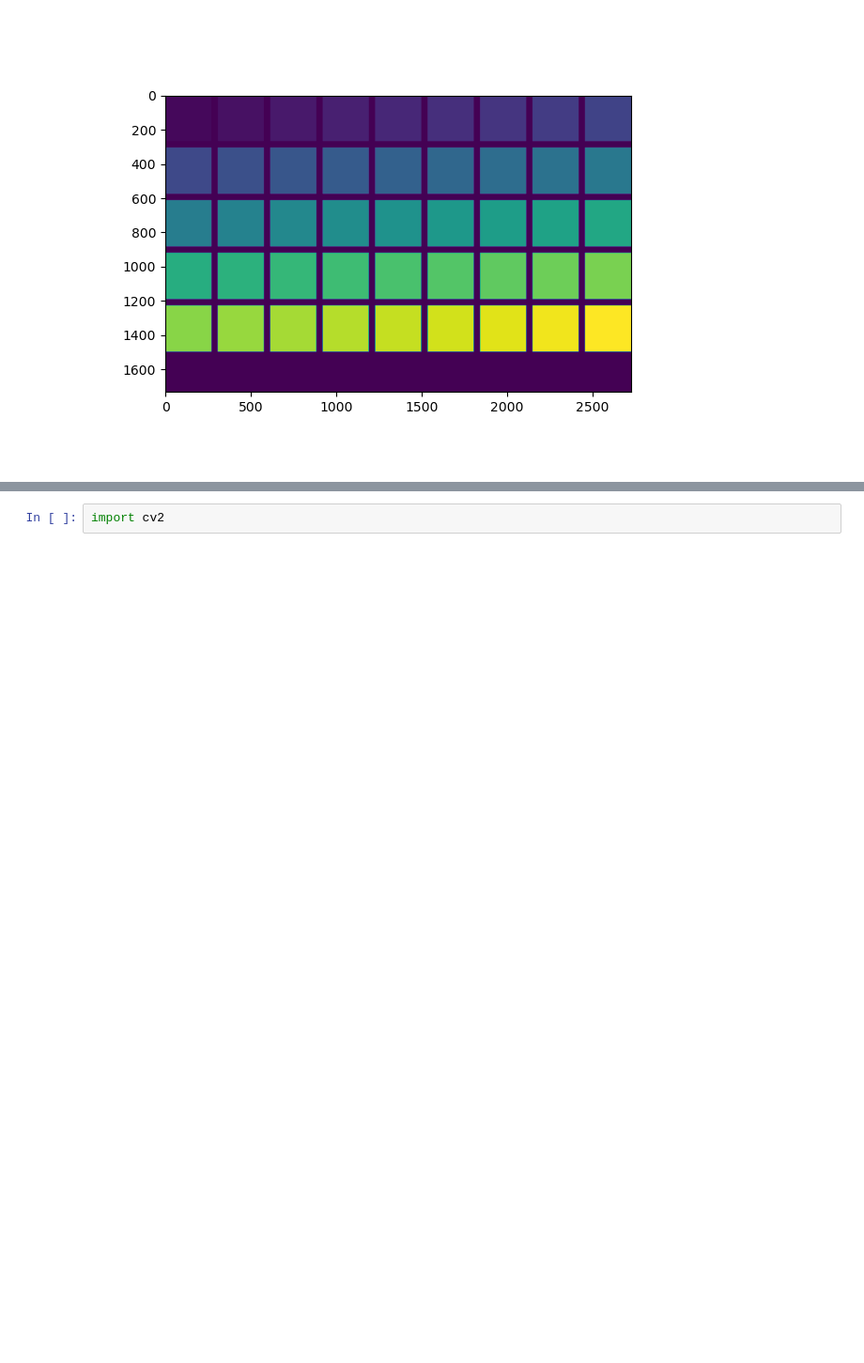
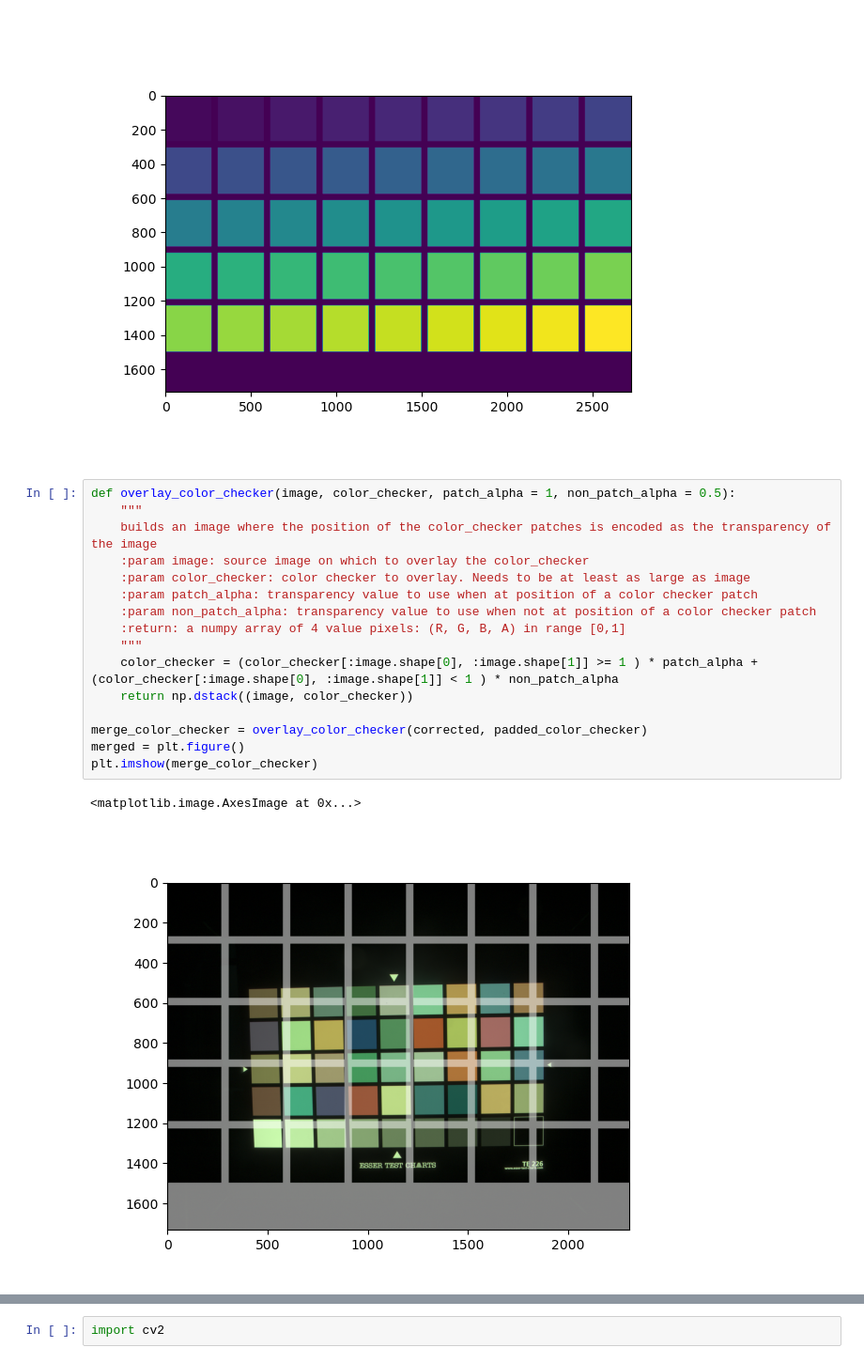
Before and after one commit to cs-413-cinestill/800t-emulation, a Jupyter notebook: color_transfer.ipynb, the cells around one changed output, grey strips where cells are left out. Shown at 94% size. Cells and saved outputs as stored; diff of their text form; blank space fills up the shorter version.

Commit message:
add color checker overlay function

```diff
--- a/color_transfer.ipynb
+++ b/color_transfer.ipynb
@@ -176,4 +176,23 @@ plt.imshow(padded_color_checker)
 # %% [output]
 <matplotlib.image.AxesImage at 0x...>
 [figure]
+# %%
+def overlay_color_checker(image, color_checker, patch_alpha = 1, non_patch_alpha = 0.5):
+    """
+    builds an image where the position of the color_checker patches is encoded as the transparency of the image
+    :param image: source image on which to overlay the color_checker
+    :param color_checker: color checker to overlay. Needs to be at least as large as image
+    :param patch_alpha: transparency value to use when at position of a color checker patch
+    :param non_patch_alpha: transparency value to use when not at position of a color checker patch
+    :return: a numpy array of 4 value pixels: (R, G, B, A) in range [0,1]
+    """
+    color_checker = (color_checker[:image.shape[0], :image.shape[1]] >= 1 ) * patch_alpha + (color_checker[:image.shape[0], :image.shape[1]] < 1 ) * non_patch_alpha
+    return np.dstack((image, color_checker))
+
+merge_color_checker = overlay_color_checker(corrected, padded_color_checker)
+merged = plt.figure()
+plt.imshow(merge_color_checker)
+# %% [output]
+<matplotlib.image.AxesImage at 0x...>
+[figure, added]
 # %% [markdown]
```
Also changed, not shown: parts of 1 cell of this notebook.
